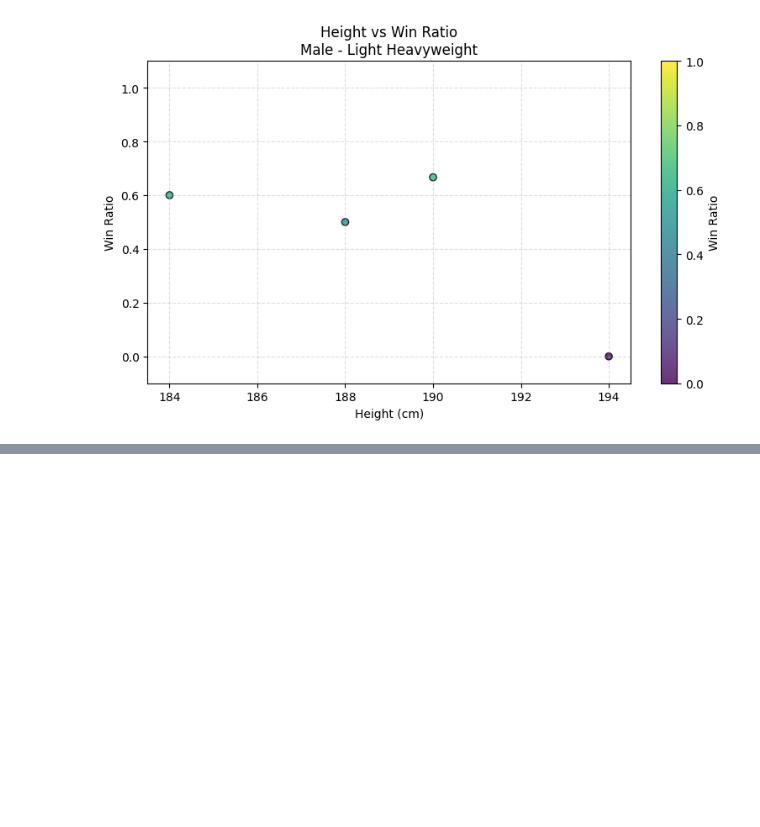
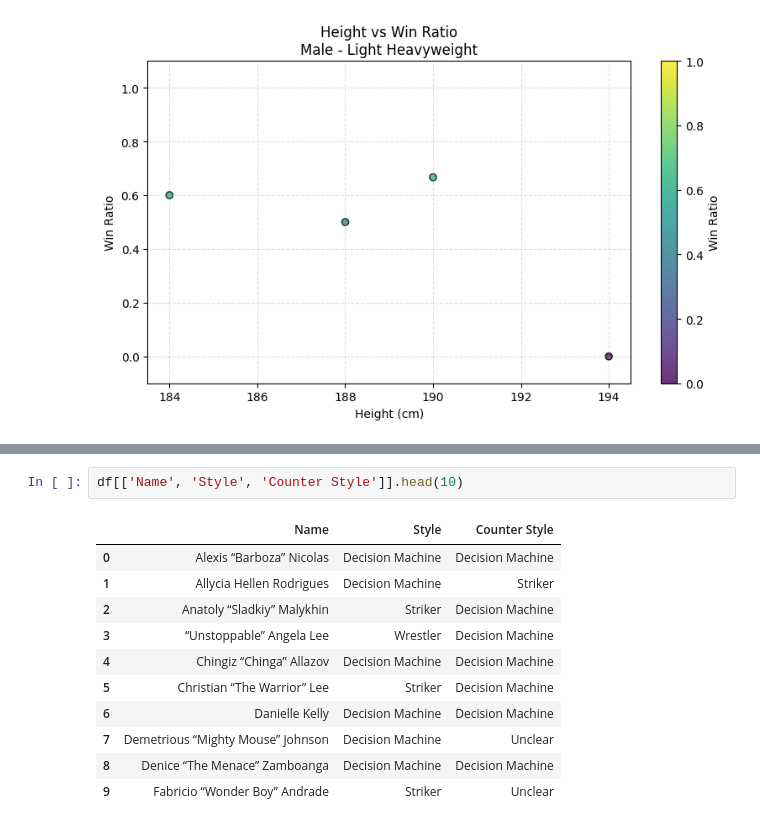
Before and after one commit to Ethan-Trn/One-Fight-Analysis, a Jupyter notebook: Data Analyst.ipynb, the cells around one changed output, grey strips where cells are left out. Cells and saved outputs as stored; diff of their text form; blank space fills up the shorter version.

```diff
--- a/Data Analyst.ipynb
+++ b/Data Analyst.ipynb
@@ -232,0 +279,14 @@ for gender in df['Gender'].unique():
+# %%
+df[['Name', 'Style', 'Counter Style']].head(10)
+# %% [output]
+|  | Name | Style | Counter Style |
+| 0 | Alexis “Barboza” Nicolas | Decision Machine | Decision Machine |
+| 1 | Allycia Hellen Rodrigues | Decision Machine | Striker |
+| 2 | Anatoly “Sladkiy” Malykhin | Striker | Decision Machine |
+| 3 | “Unstoppable” Angela Lee | Wrestler | Decision Machine |
+| 4 | Chingiz “Chinga” Allazov | Decision Machine | Decision Machine |
+| 5 | Christian “The Warrior” Lee | Striker | Decision Machine |
+| 6 | Danielle Kelly | Decision Machine | Decision Machine |
+| 7 | Demetrious “Mighty Mouse” Johnson | Decision Machine | Unclear |
+| 8 | Denice “The Menace” Zamboanga | Decision Machine | Decision Machine |
+| 9 | Fabricio “Wonder Boy” Andrade | Striker | Unclear |
```
Also changed, not shown: parts of 1 cell of this notebook, 3 other files.
